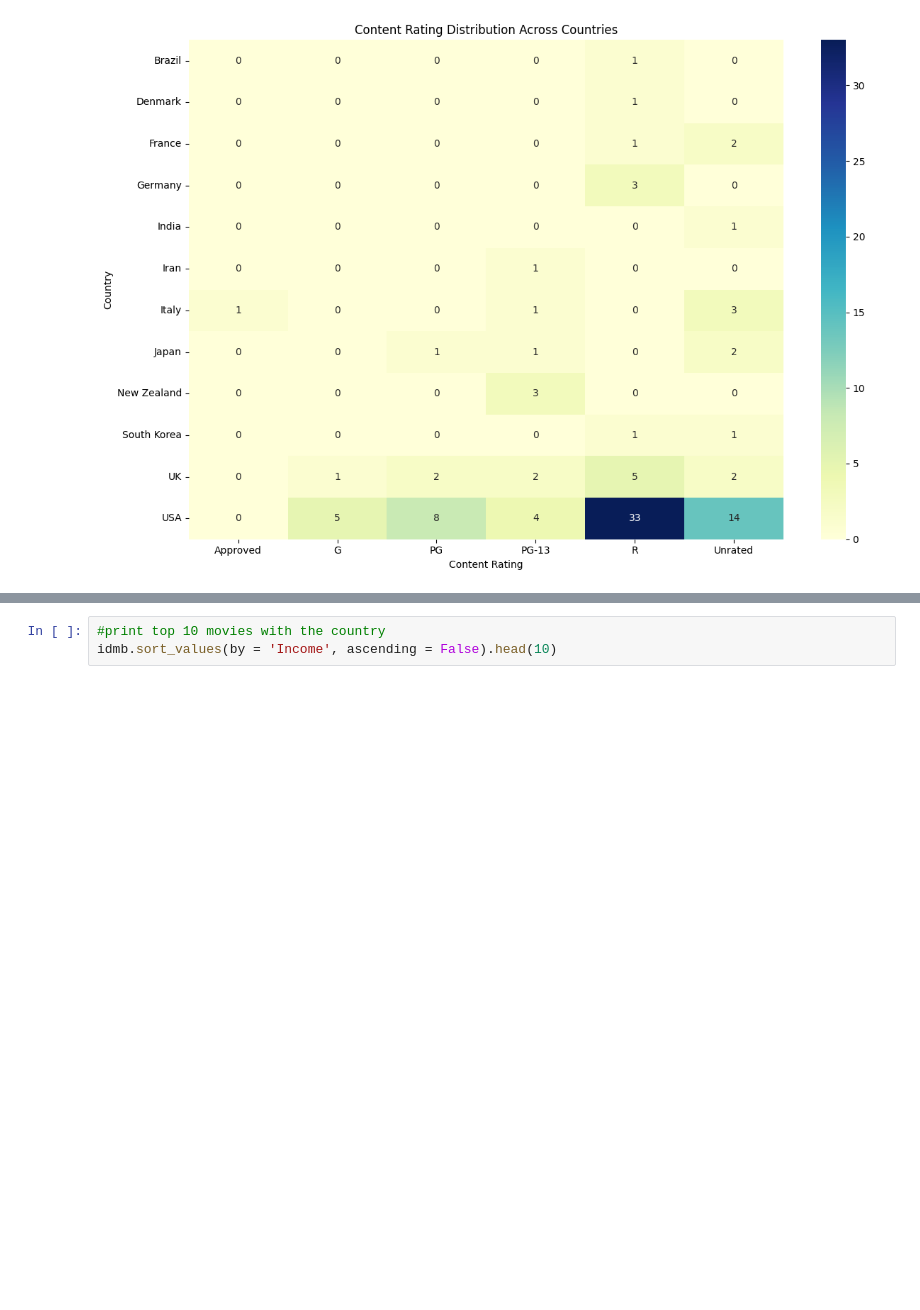
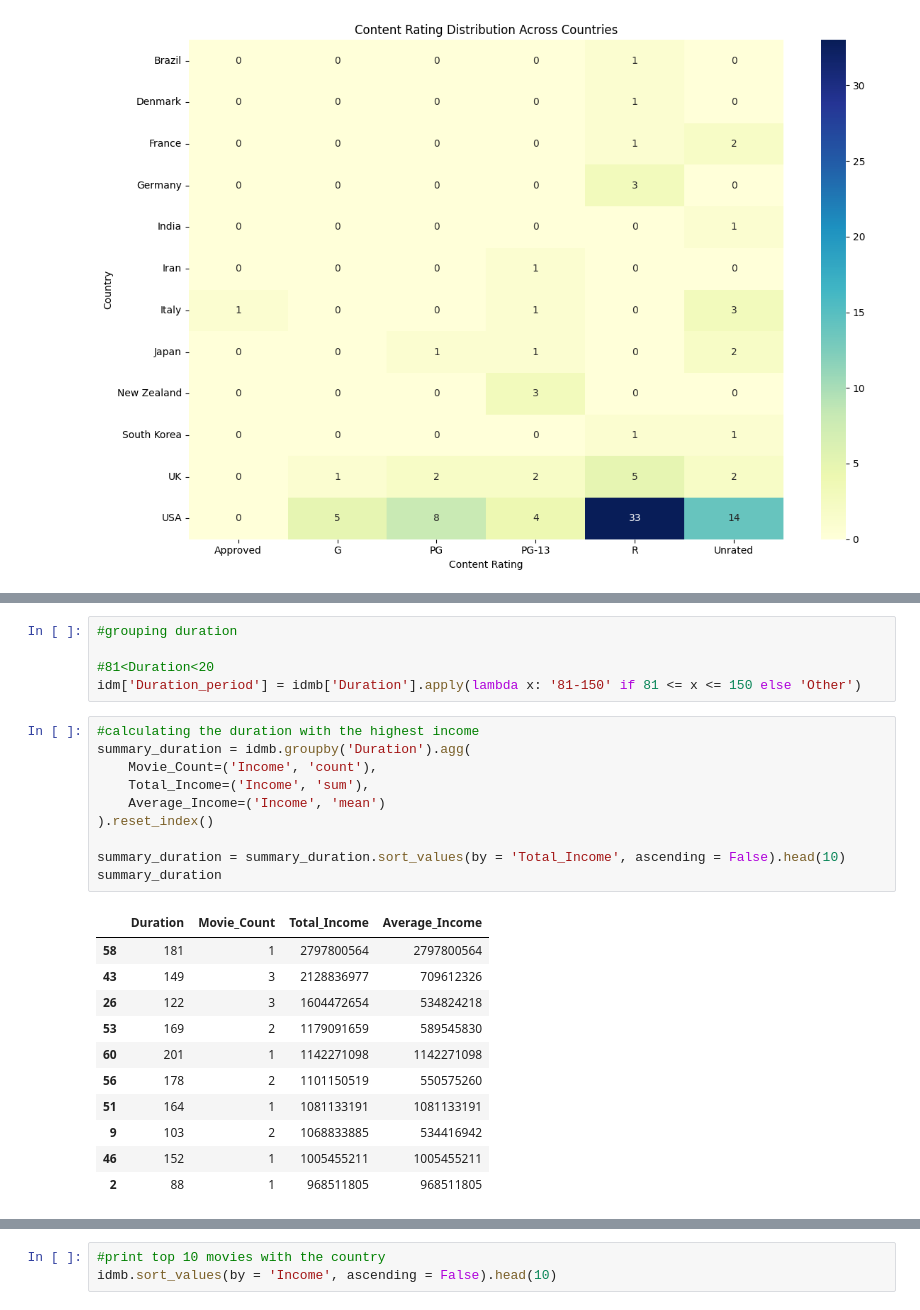
Before and after one commit to AyaUchiv/IDMB_MOVIE_DATASET, a Jupyter notebook: ANALYSIS/idmb_analysis.ipynb, the cells around one changed output, grey strips where cells are left out. Saved outputs shown, nothing was run; the diff lists cells and outputs as text; blank space fills up the shorter version.

```diff
--- a/ANALYSIS/idmb_analysis.ipynb
+++ b/ANALYSIS/idmb_analysis.ipynb
@@ -181,3 +208,30 @@ plt.show()
+# %%
+#grouping duration
+
+#81<Duration<20
+idm['Duration_period'] = idmb['Duration'].apply(lambda x: '81-150' if 81 <= x <= 150 else 'Other')
+# %%
+#calculating the duration with the highest income
+summary_duration = idmb.groupby('Duration').agg(
+    Movie_Count=('Income', 'count'),
+    Total_Income=('Income', 'sum'),
+    Average_Income=('Income', 'mean')
+).reset_index()
+
+summary_duration = summary_duration.sort_values(by = 'Total_Income', ascending = False).head(10)
+summary_duration
+# %% [output]
+|  | Duration | Movie_Count | Total_Income | Average_Income |
+| 58 | 181 | 1 | 2797800564 | 2797800564 |
+| 43 | 149 | 3 | 2128836977 | 709612326 |
+| 26 | 122 | 3 | 1604472654 | 534824218 |
+| 53 | 169 | 2 | 1179091659 | 589545830 |
+| 60 | 201 | 1 | 1142271098 | 1142271098 |
+| 56 | 178 | 2 | 1101150519 | 550575260 |
+| 51 | 164 | 1 | 1081133191 | 1081133191 |
+| 9 | 103 | 2 | 1068833885 | 534416942 |
+| 46 | 152 | 1 | 1005455211 | 1005455211 |
+| 2 | 88 | 1 | 968511805 | 968511805 |
 # %%
 country_summary = pd.merge(summary_income, idmb_country_rating, on = 'Country')
 country_summary
```
Also changed, not shown: parts of 6 cells of this notebook.
